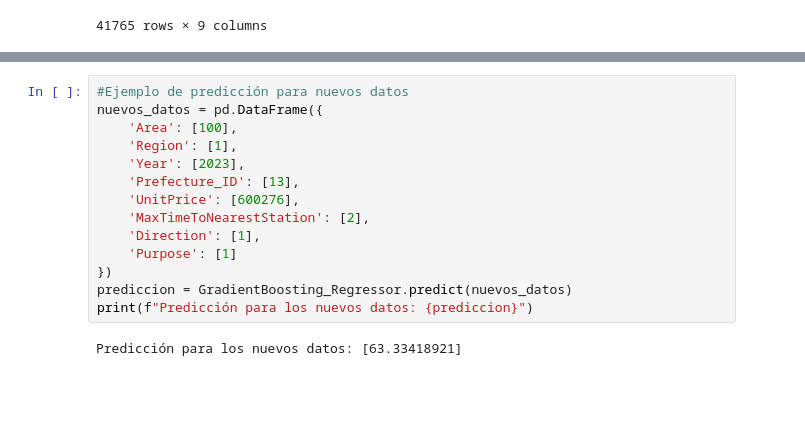
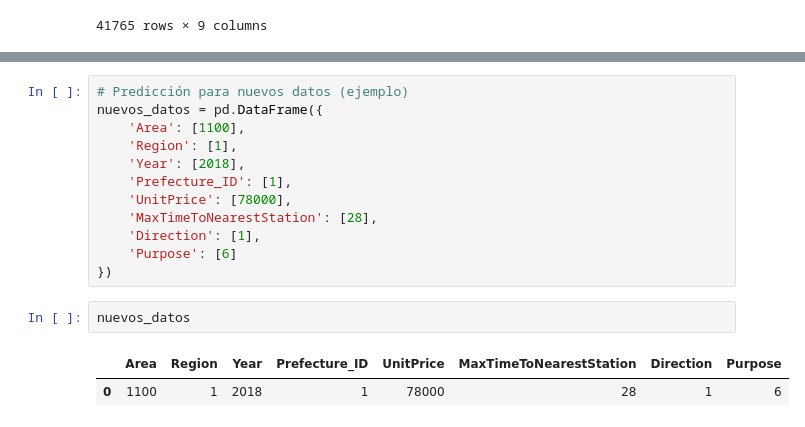
Before and after one commit to solangeroman/japanjapan_housing_data_housing_data, a Jupyter notebook: JAPAN_HOUSING_SR.ipynb, the cells around one changed output, grey strips where cells are left out. Saved outputs shown, nothing was run; the diff lists cells and outputs as text; blank space fills up the shorter version.

Commit message:
Nuevo Commit
Código actualizado

```diff
--- a/JAPAN_HOUSING.ipynb
+++ b/JAPAN_HOUSING_SR.ipynb
@@ -346,16 +360,17 @@ GBR - R2 Score: 0.6935087465171159
 # %%
-#Ejemplo de predicción para nuevos datos
+# Predicción para nuevos datos (ejemplo)
 nuevos_datos = pd.DataFrame({
-    'Area': [100],
+    'Area': [1100],
     'Region': [1],
-    'Year': [2023],
-    'Prefecture_ID': [13],
-    'UnitPrice': [600276],
-    'MaxTimeToNearestStation': [2],
+    'Year': [2018],
+    'Prefecture_ID': [1],
+    'UnitPrice': [78000],
+    'MaxTimeToNearestStation': [28],
     'Direction': [1],
-    'Purpose': [1]
+    'Purpose': [6]
 })
-prediccion = GradientBoosting_Regressor.predict(nuevos_datos)
-print(f"Predicción para los nuevos datos: {prediccion}")
-# %% [output]
-Predicción para los nuevos datos: [63.33418921]
+# %%
+nuevos_datos
+# %% [output]
+|  | Area | Region | Year | Prefecture_ID | UnitPrice | MaxTimeToNearestStation | Direction | Purpose |
+| 0 | 1100 | 1 | 2018 | 1 | 78000 | 28 | 1 | 6 |
```
Also changed, not shown: parts of 19 cells of this notebook.
